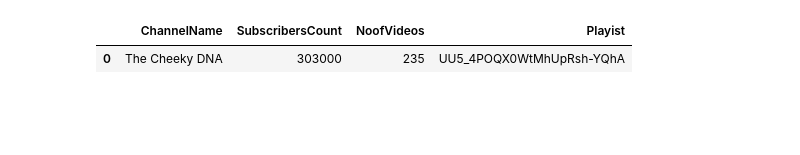
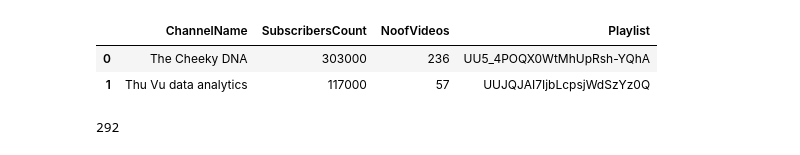
Before and after one commit to suwamiya19/YouTubeAPI_DataAnalysis, a Jupyter notebook: YouTubeDataAnalysis.ipynb, the cells around one changed output. Saved outputs shown, nothing was run; the diff lists cells and outputs as text; code cells hidden in the pictures; blank space fills up the shorter version.

Commit message:
EDA of YouTube Channel Data

```diff
--- a/YouTubeDataAnalysis.ipynb
+++ b/YouTubeDataAnalysis.ipynb
@@ -7,15 +42,16 @@ api_key= 'AIzaSyDXOWxWVdocxNJYLxKrjyJQR9vGKo011O4'
 # %%
 api_service_name = "youtube"
 api_version = "v3"
-channel_ids = ["UC5_4POQX0WtMhUpRsh-YQhA"
+channel_ids = ["UC5_4POQX0WtMhUpRsh-YQhA","UCJQJAI7IjbLcpsjWdSzYz0Q"
               #to add more channel ids
               ]
-youtube = build(
-    api_service_name, api_version, developerKey=api_key)
+youtube = build(api_service_name, api_version, developerKey=api_key)
 #request = youtube.channels().list(part="snippet,contentDetails,statistics",id=",".join(channel_ids))
 #response = request.execute()
 #print(response)
 # %%
+#function to return channel statistics
+
 def getChannelStats(youtube,channel_ids):
 
     stat_data=[];
@@ -28,11 +64,11 @@ def getChannelStats(youtube,channel_ids):
         data={"ChannelName": item["snippet"]["title"],
               "SubscribersCount" : item["statistics"]["subscriberCount"],
               "NoofVideos" : item["statistics"]["videoCount"],
-              "Playist" : item["contentDetails"]["relatedPlaylists"]["uploads"]
+              "Playlist" : item["contentDetails"]["relatedPlaylists"]["uploads"]
              }
         stat_data.append(data)
 
     #returning channel stat as a dataframe
-    return(pd.DataFrame(stat_data))
+    return(stat_data)
 # %%
 ChannelStatistics = getChannelStats(youtube,channel_ids)
@@ -39,5 +85,6 @@ ChannelStatistics = getChannelStats(youtube,channel_ids)
 # %%
-ChannelStatistics
+pd.DataFrame(ChannelStatistics)
 # %% [output]
-|  | ChannelName | SubscribersCount | NoofVideos | Playist |
-| 0 | The Cheeky DNA | 303000 | 235 | UU5_4POQX0WtMhUpRsh-YQhA |
+|  | ChannelName | SubscribersCount | NoofVideos | Playlist |
+| 0 | The Cheeky DNA | 303000 | 236 | UU5_4POQX0WtMhUpRsh-YQhA |
+| 1 | Thu Vu data analytics | 117000 | 57 | UUJQJAI7IjbLcpsjWdSzYz0Q |
@@ -43,0 +134,11 @@ ChannelStatistics
+# %%
+video_ids=[]
+for i in range(len(ChannelStatistics)):
+    playlist_id = ChannelStatistics[i]['Playlist']
+# NoofVideos = ChannelStatistics[0]['NoofVideos']
+    video_ids.extend(getVideoIds(youtube,playlist_id))
+#print(NoofVideos)
+#print(int(NoofVideos)/50)
+print(len(video_ids))
+# %% [output]
+292
```
Also changed, not shown: parts of 33 cells of this notebook, 2 other files.
